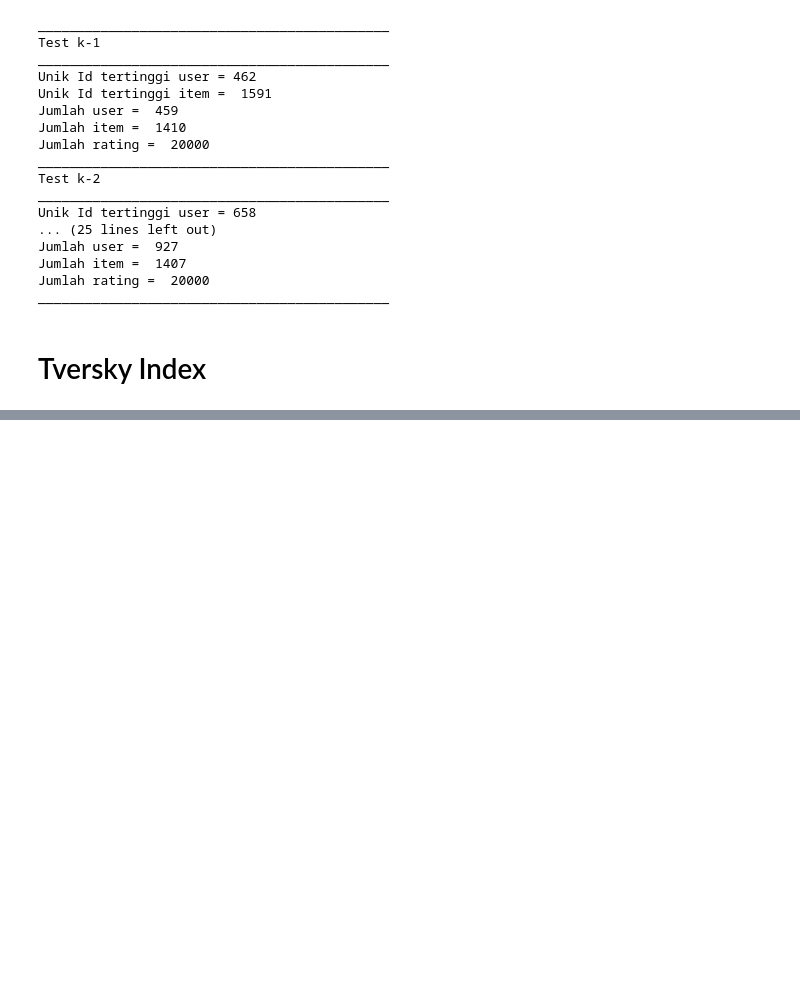
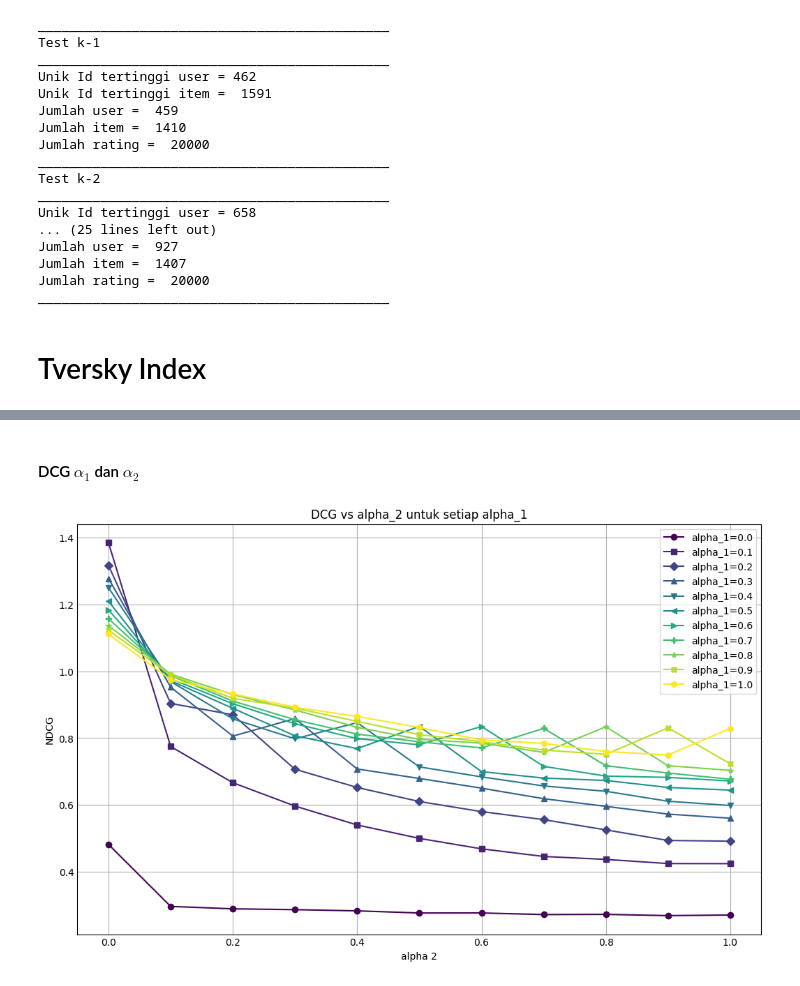
Before and after one commit to DimasDliyaurR/Hybrid-Collaborative-Filtering-HCF, a Jupyter notebook: main.ipynb, the cells around one changed output, grey strips where cells are left out. Saved outputs shown, nothing was run; the diff lists cells and outputs as text; code cells hidden in the pictures; blank space fills up the shorter version.

Commit message:
[ADD] skenario

```diff
--- a/main.ipynb
+++ b/main.ipynb
@@ -168,11 +175,11 @@ from Skenario import EksperimenHCF
 import DistanceBased.similarities as S
 
 param = {
-        "gamma" : [0.7],
-        "k_user" : [20],
-        "k_item" : [30],
-        "alpha_1" : [0,0.1,0.2,0.3,0.4,0.5,0.6,0.7,0.8,0.9,1],
-        "alpha_2" : [0,0.1,0.2,0.3,0.4,0.5,0.6,0.7,0.8,0.9,1],
-    }
+            "gamma" : [0.7],
+            "k_user" : [20],
+            "k_item" : [30],
+            "alpha_1" : [0,0.1,0.2,0.3,0.4,0.5,0.6,0.7,0.8,0.9,1],
+            "alpha_2" : [0,0.1,0.2,0.3,0.4,0.5,0.6,0.7,0.8,0.9,1],
+        }
 
-skenario_pertama = EksperimenHCF(S.TI,k_user=[20],k_item=[30],gamma=[0.7],alpha_1=[0,0.1,0.2,0.3,0.4,0.5,0.6,0.7,0.8,0.9,1],alpha_2=[0,0.1,0.2,0.3,0.4,0.5,0.6,0.7,0.8,0.9,1])
+skenario_pertama = EksperimenHCF("data/ml-100k",object=S.TI,k_user=param["k_user"],k_item=param["k_item"],gamma=param["gamma"],alpha_1=param["alpha_1"],alpha_2=param["alpha_2"],path_file="Eksperimen/tversky_index/FBO_A1_and_A2_v2.joblib",N=20,n=20)
@@ -178,0 +262,26 @@ skenario_pertama = EksperimenHCF(S.TI,k_user=[20],k_item=[30],gamma=[0.7],alpha_
+# %% [markdown]
+#### DCG $\alpha_1$ dan $\alpha_2$
+# %%
+import pandas as pd
+
+df = pd.DataFrame(mean_dcg, index=[i for i in range(1, len(mean_dcg) + 1)], columns=["alpha 1", "alpha 2", "DCG"])
+
+import matplotlib.pyplot as plt
+
+plt.figure(figsize=(10, 6))
+colors = plt.cm.viridis(np.linspace(0, 1, df["alpha 1"].nunique()))
+markers = ['o', 's', 'D', '^', 'v', '<', '>', 'P', '*', 'X', 'h']  # Add more if needed
+
+for idx, alpha1 in enumerate(sorted(df["alpha 1"].unique())):
+    subset = df[df["alpha 1"] == alpha1]
+    marker = markers[idx % len(markers)]
+    plt.plot(subset["alpha 2"], subset["DCG"], marker=marker, label=f'alpha_1={alpha1}', color=colors[idx], linestyle='-')
+
+plt.xlabel("alpha 2")
+plt.ylabel("NDCG")
+plt.title("DCG vs alpha_2 untuk setiap alpha_1")
+plt.legend()
+plt.grid(True)
+plt.show()
+# %% [output]
+[figure, added]
```
Also changed, not shown: parts of 22 cells of this notebook, 11 other files.
